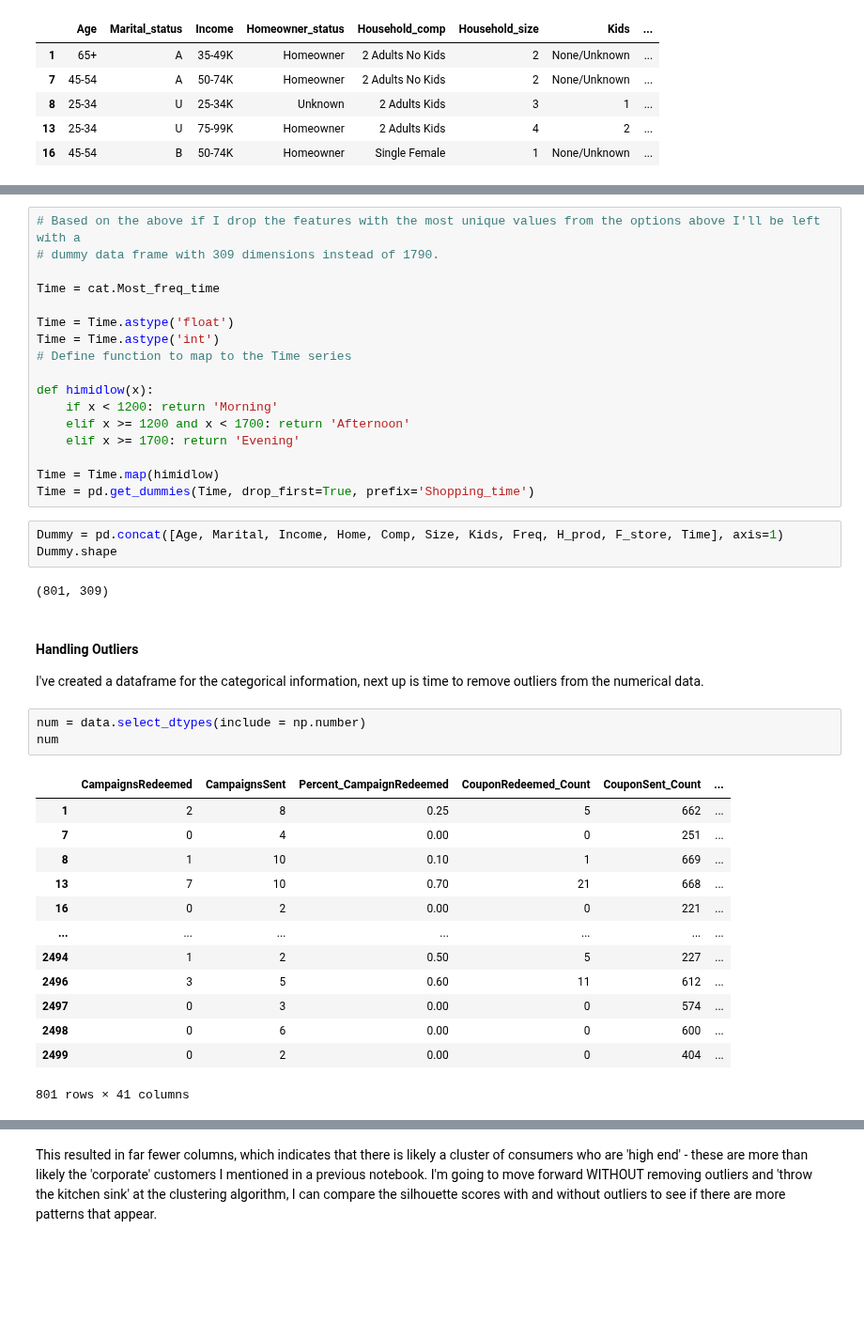
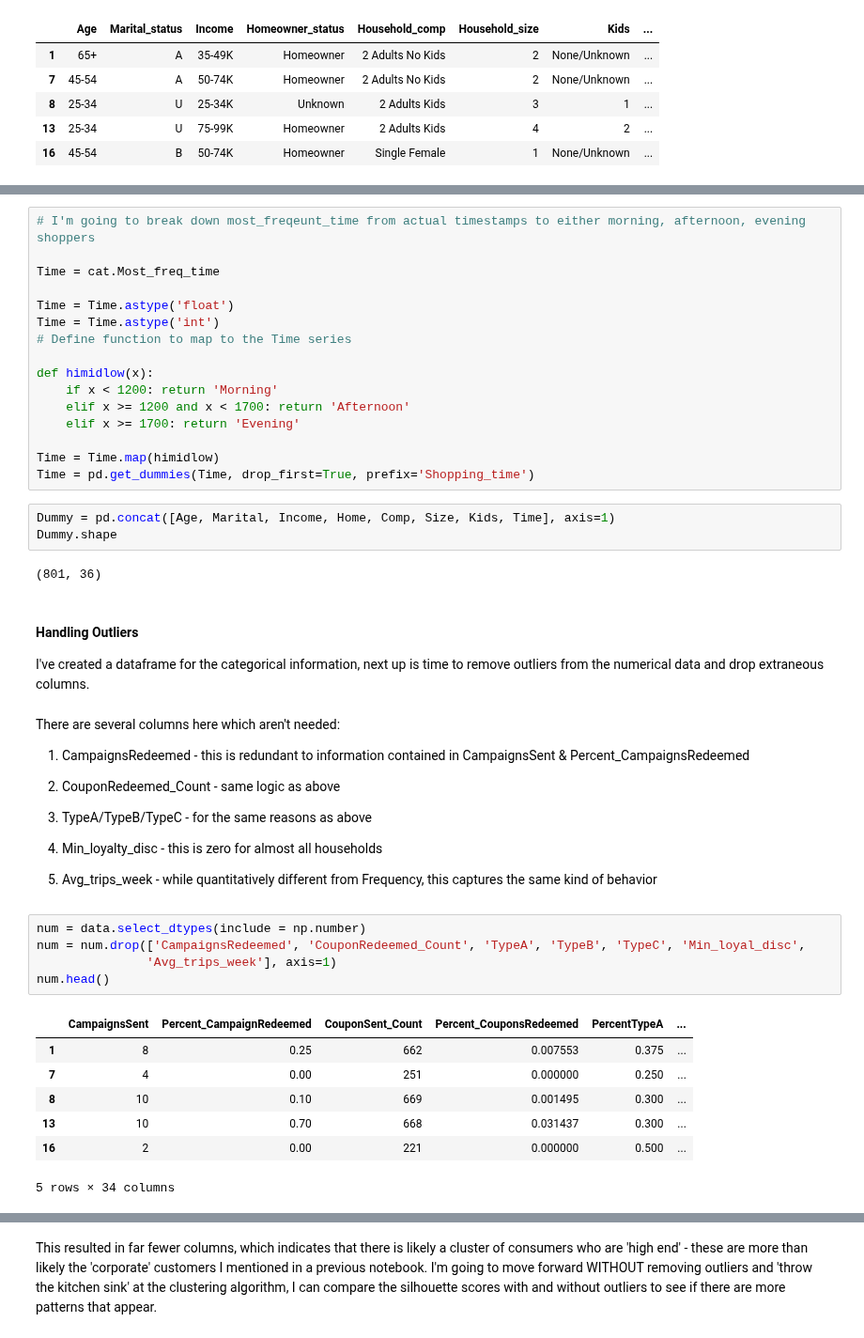
Before and after one commit to NickD-Dean/Springboard, a Jupyter notebook: Capstone Project 3/Code/05 - Customer Segmentation Pre-processing and Training.ipynb, the cells around one changed output, grey strips where cells are left out. Shown at 94% size. Drawn from its saved outputs; the diff is of its cells as text; blank space fills up the shorter version.

```diff
--- a/Capstone Project 3/Code/05 - Customer Segmentation Pre-processing and Training.ipynb
+++ b/Capstone Project 3/Code/05 - Customer Segmentation Pre-processing and Training.ipynb
@@ -135,6 +108,5 @@ dtype: int64
 # %%
-# Based on the above if I drop the features with the most unique values from the options above I'll be left with a
-# dummy data frame with 309 dimensions instead of 1790.
+# I'm going to break down most_freqeunt_time from actual timestamps to either morning, afternoon, evening shoppers
 
 Time = cat.Most_freq_time
 
@@ -150,31 +122,39 @@ def himidlow(x):
 Time = Time.map(himidlow)
 Time = pd.get_dummies(Time, drop_first=True, prefix='Shopping_time')
 # %%
-Dummy = pd.concat([Age, Marital, Income, Home, Comp, Size, Kids, Freq, H_prod, F_store, Time], axis=1)
+Dummy = pd.concat([Age, Marital, Income, Home, Comp, Size, Kids, Time], axis=1)
 Dummy.shape
 # %% [output]
-(801, 309)
+(801, 36)
 # %% [markdown]
 #### Handling Outliers
 
-I've created a dataframe for the categorical information, next up is time to remove outliers from the numerical data.
+I've created a dataframe for the categorical information, next up is time to remove outliers from the numerical data and drop extraneous columns.
+# %% [markdown]
+There are several columns here which aren't needed:
+
+1. CampaignsRedeemed - this is redundant to information contained in CampaignsSent & Percent_CampaignsRedeemed
+
+2. CouponRedeemed_Count - same logic as above
+
+3. TypeA/TypeB/TypeC - for the same reasons as above
+
+4. Min_loyalty_disc - this is zero for almost all households
+
+5. Avg_trips_week - while quantitatively different from Frequency, this captures the same kind of behavior
 # %%
 num = data.select_dtypes(include = np.number)
-num
+num = num.drop(['CampaignsRedeemed', 'CouponRedeemed_Count', 'TypeA', 'TypeB', 'TypeC', 'Min_loyal_disc',
+               'Avg_trips_week'], axis=1)
+num.head()
 # %% [output]
-|  | CampaignsRedeemed | CampaignsSent | Percent_CampaignRedeemed | CouponRedeemed_Count | CouponSent_Count | ... |
-| 1 | 2 | 8 | 0.25 | 5 | 662 | ... |
-| 7 | 0 | 4 | 0.00 | 0 | 251 | ... |
-| 8 | 1 | 10 | 0.10 | 1 | 669 | ... |
-| 13 | 7 | 10 | 0.70 | 21 | 668 | ... |
-| 16 | 0 | 2 | 0.00 | 0 | 221 | ... |
-| ... | ... | ... | ... | ... | ... | ... |
-| 2494 | 1 | 2 | 0.50 | 5 | 227 | ... |
-| 2496 | 3 | 5 | 0.60 | 11 | 612 | ... |
-| 2497 | 0 | 3 | 0.00 | 0 | 574 | ... |
-| 2498 | 0 | 6 | 0.00 | 0 | 600 | ... |
-| 2499 | 0 | 2 | 0.00 | 0 | 404 | ... |
+|  | CampaignsSent | Percent_CampaignRedeemed | CouponSent_Count | Percent_CouponsRedeemed | PercentTypeA | ... |
+| 1 | 8 | 0.25 | 662 | 0.007553 | 0.375 | ... |
+| 7 | 4 | 0.00 | 251 | 0.000000 | 0.250 | ... |
+| 8 | 10 | 0.10 | 669 | 0.001495 | 0.300 | ... |
+| 13 | 10 | 0.70 | 668 | 0.031437 | 0.300 | ... |
+| 16 | 2 | 0.00 | 221 | 0.000000 | 0.500 | ... |
-801 rows × 41 columns
+5 rows × 34 columns
 # %%
 # Removing outliers which are 3 standard deviations from the mean of each feature
 z_scores = np.abs(stats.zscore(num))
```
Also changed, not shown: parts of 8 cells of this notebook, 3 other files.
